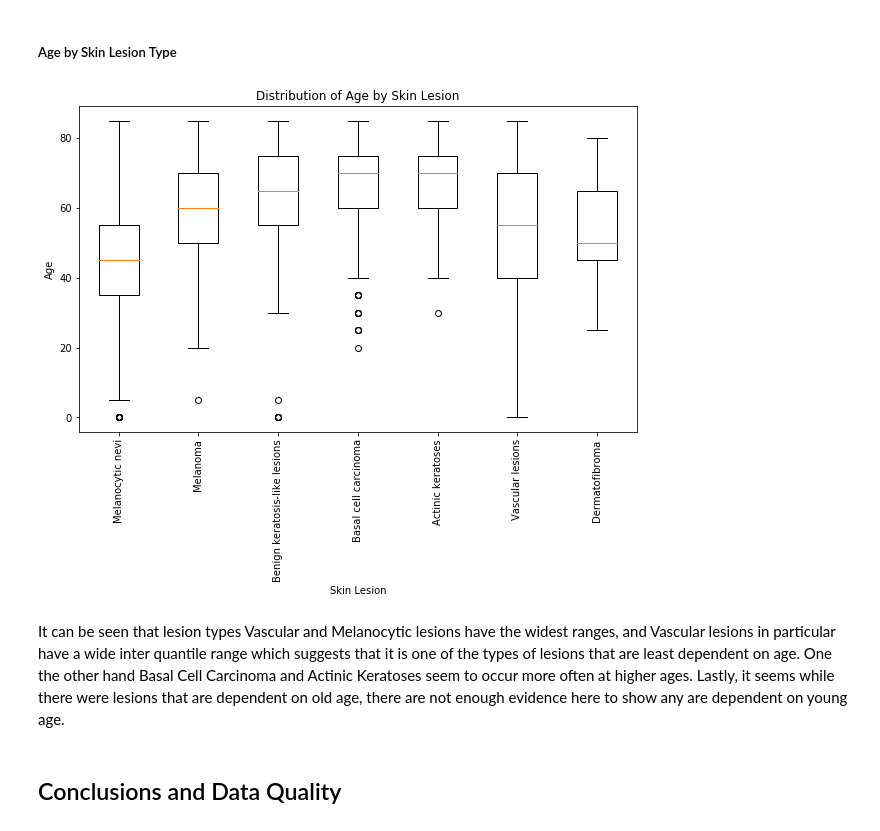
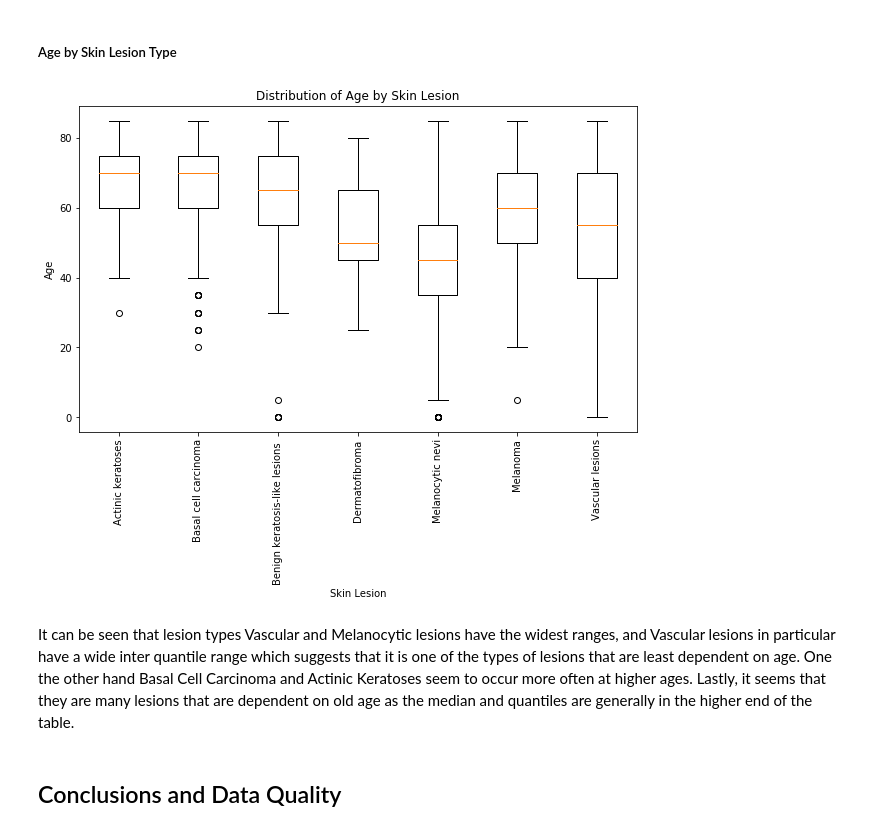
Before and after one commit to Castdeath97/skin-pigment-analysis, a Jupyter notebook: notebooks/data-understanding.ipynb, the cells around one changed output. Drawn from its saved outputs; the diff is of its cells as text; code cells hidden in the pictures.

```diff
--- a/notebooks/data-understanding.ipynb
+++ b/notebooks/data-understanding.ipynb
@@ -19,12 +19,14 @@ str: HAM1000_metadata.csv metadata file location
 # Read datasets in
 
 skin_df = pd.read_csv(PROCESSED_CSV_FILE, index_col=0)
+"""
+pandas.core.frame.DataFrame:: final processed dataframe
+"""
 
-# Labels for diagnosis
-dx_labels = ['Melanocytic nevi','Melanoma',
-             'Benign keratosis-like lesions','Basal cell carcinoma',
-             'Actinic keratoses', 'Vascular lesions', 'Dermatofibroma']
+# plotting
+
+lesion_type_label = skin_df[['lesion_type_idx', 'lesion_type']].sort_values('lesion_type_idx').drop_duplicates()['lesion_type']
 """
-List: Diagnosis labels
+pandas.core.series.Series: Lesion types (text) series sorted by idx for labels
 """
 # %% [output]
@@ -205,24 +224,32 @@ This box plot shows that the most common ages are around 40 to 60 according to t
 # %% [markdown]
 ##### Age by Skin Lesion Type
 # %%
-plt.boxplot([skin_df[skin_df['dx'] == 'nv']['age'],
-            skin_df[skin_df['dx'] == 'mel']['age'],
-            skin_df[skin_df['dx'] == 'bkl']['age'],
-            skin_df[skin_df['dx'] == 'bcc']['age'],
-            skin_df[skin_df['dx'] == 'akiec']['age'],
-            skin_df[skin_df['dx'] == 'vasc']['age'],
-            skin_df[skin_df['dx'] == 'df']['age']])
+# group age by lesion type
+
+plt.boxplot([skin_df[skin_df['lesion_type_idx'] == 0]['age'],
+            skin_df[skin_df['lesion_type_idx'] == 1]['age'],
+            skin_df[skin_df['lesion_type_idx'] == 2]['age'],
+            skin_df[skin_df['lesion_type_idx'] == 3]['age'],
+            skin_df[skin_df['lesion_type_idx'] == 4]['age'],
+            skin_df[skin_df['lesion_type_idx'] == 5]['age'],
+            skin_df[skin_df['lesion_type_idx'] == 6]['age']])
+
+# setup labels and titles
 
 plt.title('Distribution of Age by Skin Lesion')
 plt.xlabel('Skin Lesion')
 plt.ylabel('Age')
-plt.xticks([1, 2, 3, 4, 5, 6, 7], dx_labels, rotation='vertical')
+# plot using labels from lesion type sorted by idx
+plt.xticks([1, 2, 3, 4, 5, 6, 7], lesion_type_label, rotation='vertical')
+
+# draw plot
+
 plt.rcParams['figure.figsize'] = [10, 6]
 plt.show()
 # %% [output]
-[figure, old version]
+[figure, new version]
 # %% [markdown]
-It can be seen that lesion types Vascular and Melanocytic lesions have the widest ranges, and Vascular lesions in particular have a wide inter quantile range which suggests that it is one of the types of lesions that are least dependent on age. One the other hand Basal Cell Carcinoma and Actinic Keratoses seem to occur more often at higher ages. Lastly, it seems while there were lesions that are dependent on old age, there are not enough evidence here to show any are dependent on young age.
+It can be seen that lesion types Vascular and Melanocytic lesions have the widest ranges, and Vascular lesions in particular have a wide inter quantile range which suggests that it is one of the types of lesions that are least dependent on age. One the other hand Basal Cell Carcinoma and Actinic Keratoses seem to occur more often at higher ages. Lastly, it seems that they are many lesions that are dependent on old age as the median and quantiles are generally in the higher end of the table.
 # %% [markdown]
 ## Conclusions and Data Quality
 # %% [markdown]
```
Also changed, not shown: parts of 7 cells of this notebook, 4 other files.
